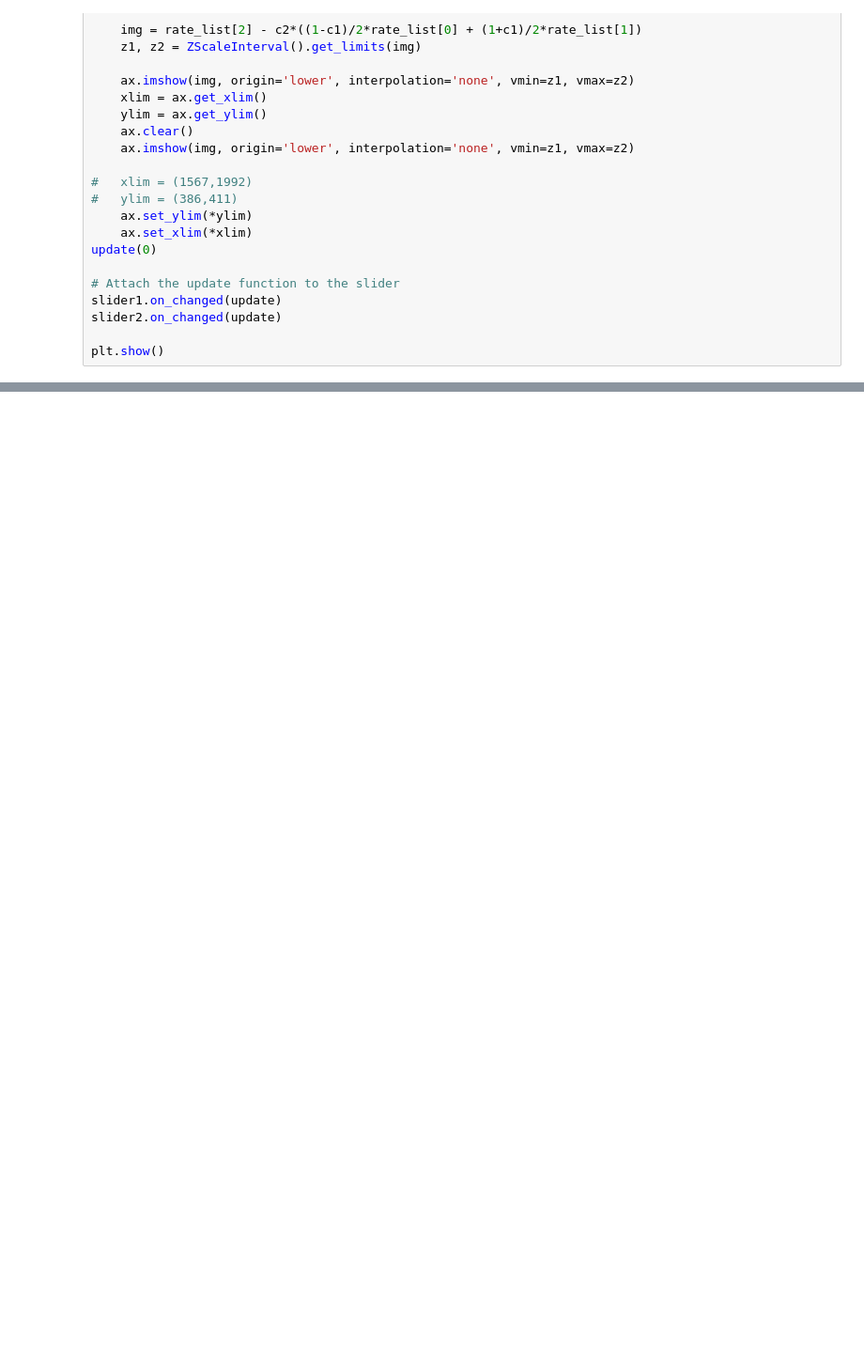
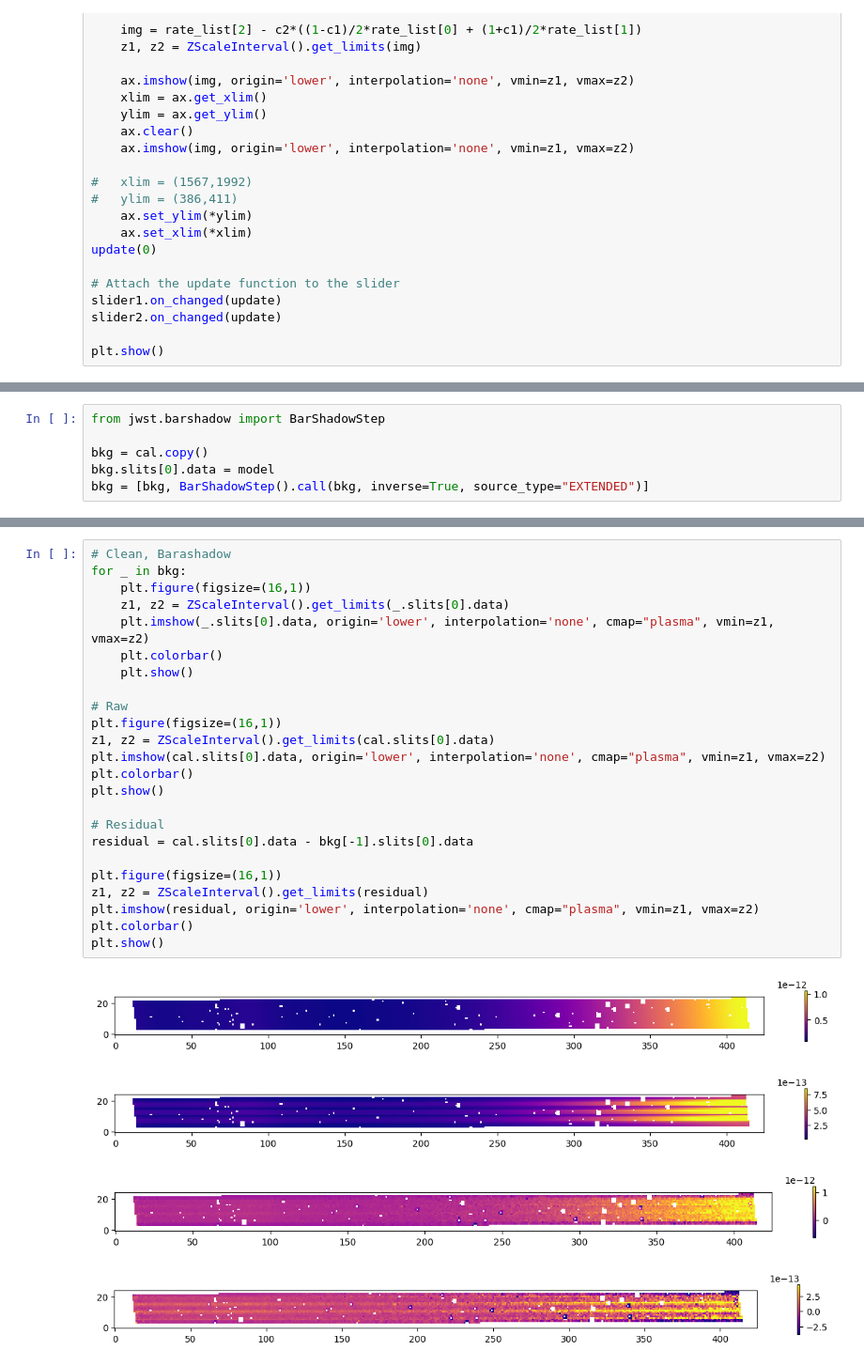
Before and after one commit to TimEpsilon/BetterNIRSpecBackground, a Jupyter notebook: BNBG/Notebooks/ArtifactSearching.ipynb, the cells around one changed output, grey strips where cells are left out. Shown at 94% size. Drawn from its saved outputs; the diff is of its cells as text; blank space fills up the shorter version.

```diff
--- a/BNBG/Notebooks/ArtifactSearching.ipynb
+++ b/BNBG/Notebooks/ArtifactSearching.ipynb
@@ -574,0 +431,6 @@ TypeError: unsupported operand type(s) for -: 'NoneType' and 'int'
+# %%
+from jwst.barshadow import BarShadowStep
+
+bkg = cal.copy()
+bkg.slits[0].data = model
+bkg = [bkg, BarShadowStep().call(bkg, inverse=True, source_type="EXTENDED")]
@@ -574,0 +455,29 @@ TypeError: unsupported operand type(s) for -: 'NoneType' and 'int'
+# %%
+# Clean, Barashadow
+for _ in bkg:
+	plt.figure(figsize=(16,1))
+	z1, z2 = ZScaleInterval().get_limits(_.slits[0].data)
+	plt.imshow(_.slits[0].data, origin='lower', interpolation='none', cmap="plasma", vmin=z1, vmax=z2)
+	plt.colorbar()
+	plt.show()
+
+# Raw
+plt.figure(figsize=(16,1))
+z1, z2 = ZScaleInterval().get_limits(cal.slits[0].data)
+plt.imshow(cal.slits[0].data, origin='lower', interpolation='none', cmap="plasma", vmin=z1, vmax=z2)
+plt.colorbar()
+plt.show()
+
+# Residual
+residual = cal.slits[0].data - bkg[-1].slits[0].data
+
+plt.figure(figsize=(16,1))
+z1, z2 = ZScaleInterval().get_limits(residual)
+plt.imshow(residual, origin='lower', interpolation='none', cmap="plasma", vmin=z1, vmax=z2)
+plt.colorbar()
+plt.show()
+# %% [output]
+[figure, added]
+[figure, added]
+[figure, added]
+[figure, added]
```
Also changed, not shown: parts of 19 cells of this notebook, 2 other files.
